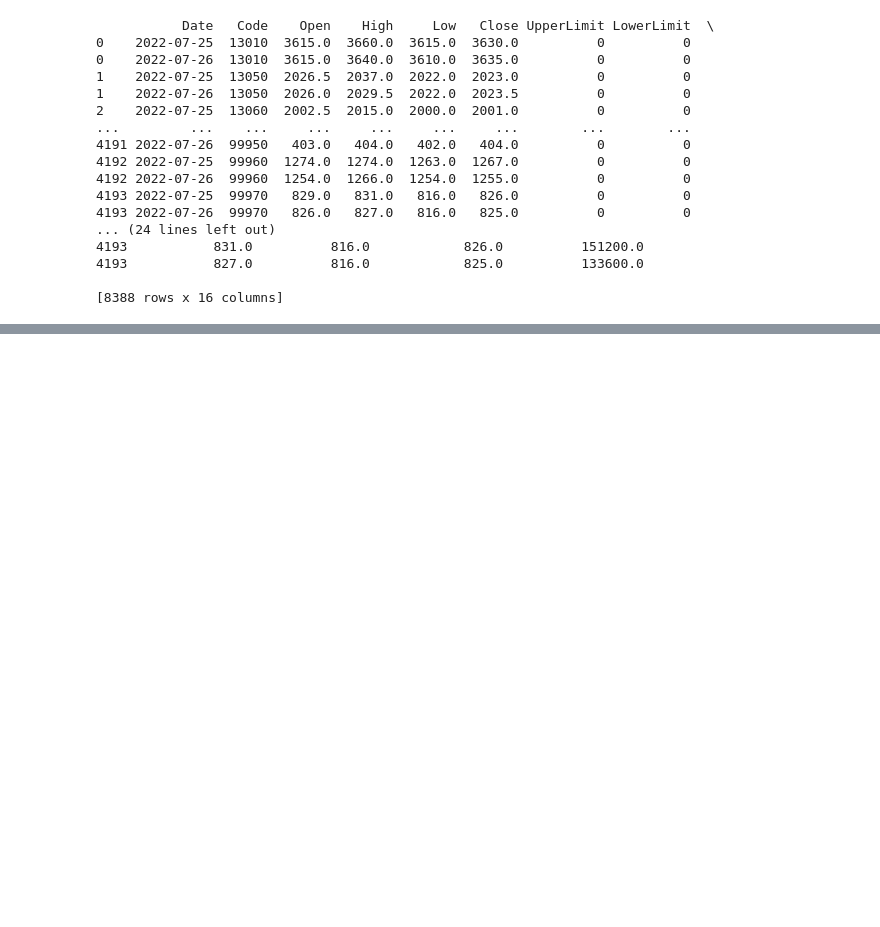
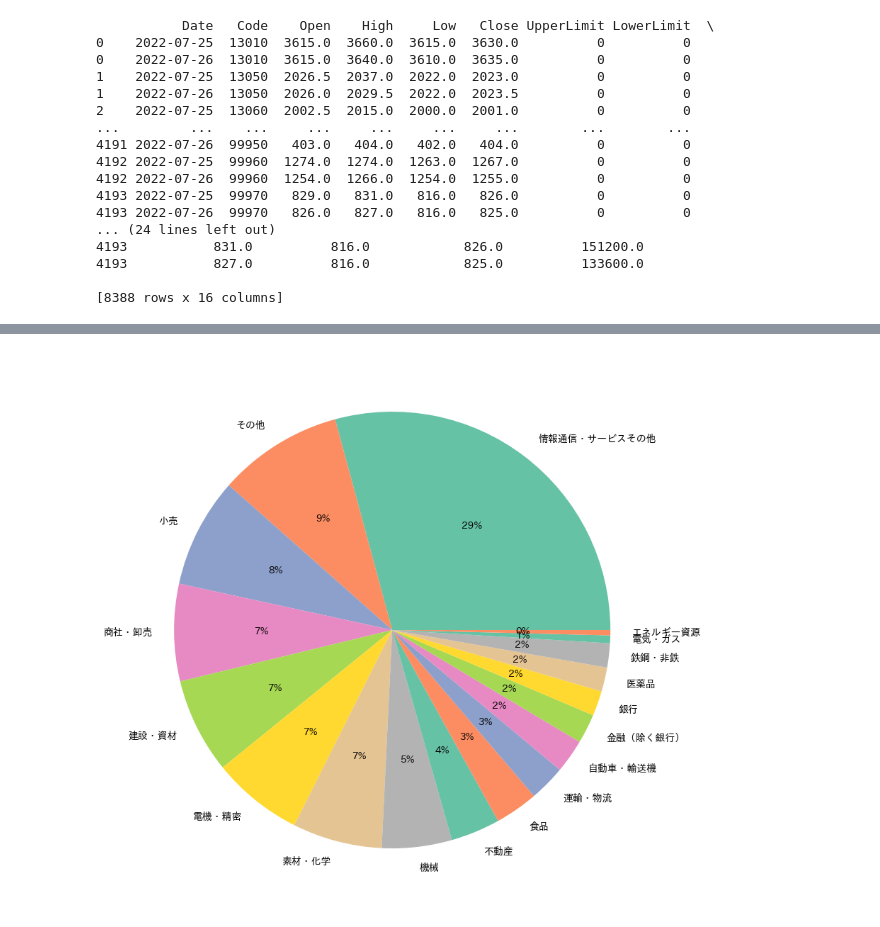
Before and after one commit to nanjakorewa/kdm-notebooks, a Jupyter notebook: finance/misc/jquants.ipynb, the cells around one changed output, grey strips where cells are left out. Drawn from its saved outputs; the diff is of its cells as text; code cells hidden in the pictures; blank space fills up the shorter version.

```diff
--- a/finance/misc/jquants.ipynb
+++ b/finance/misc/jquants.ipynb
@@ -62,0 +46,27 @@ r.json()
+# %%
+def get_listed_companies(idToken: str):
+    """上場銘柄一覧を習得する
+
+    Args:
+        idToken (str): idToken
+
+    Returns:
+        listed_companies (pd.DataFrame): 上場銘柄が記録されたデータフレーム
+    """
+    r = requests.get(
+        "https://api.jquants.com/v1/listed/info",
+        headers={"Authorization": "Bearer {}".format(idToken)},
+    )
+    if r.status_code == requests.codes.ok:
+        listed_companies = pd.DataFrame(r.json()["info"]).set_index("Code")
+        return listed_companies
+    else:
+        return None
+# %%
+r_post = requests.post(
+    f"https://api.jquants.com/v1/token/auth_refresh?refreshtoken={REFRESH_TOKEN}"
+)
+idToken = r_post.json()["idToken"]
+
+listed_companies = get_listed_companies(idToken)
+listed_companies.head()
@@ -62,0 +102,18 @@ r.json()
+# %%
+import japanize_matplotlib
+import matplotlib.pyplot as plt
+import seaborn as sns
+
+sector17_distribution = listed_companies["Sector17CodeName"].value_counts()
+colors = sns.color_palette("Set2")
+
+plt.figure(figsize=(10, 10))
+plt.pie(
+    sector17_distribution,
+    labels=sector17_distribution.index,
+    colors=colors,
+    autopct="%.0f%%",
+)
+plt.show()
+# %% [output]
+[figure, added]
```
Also changed, not shown: parts of 15 cells of this notebook, 3 other files.
